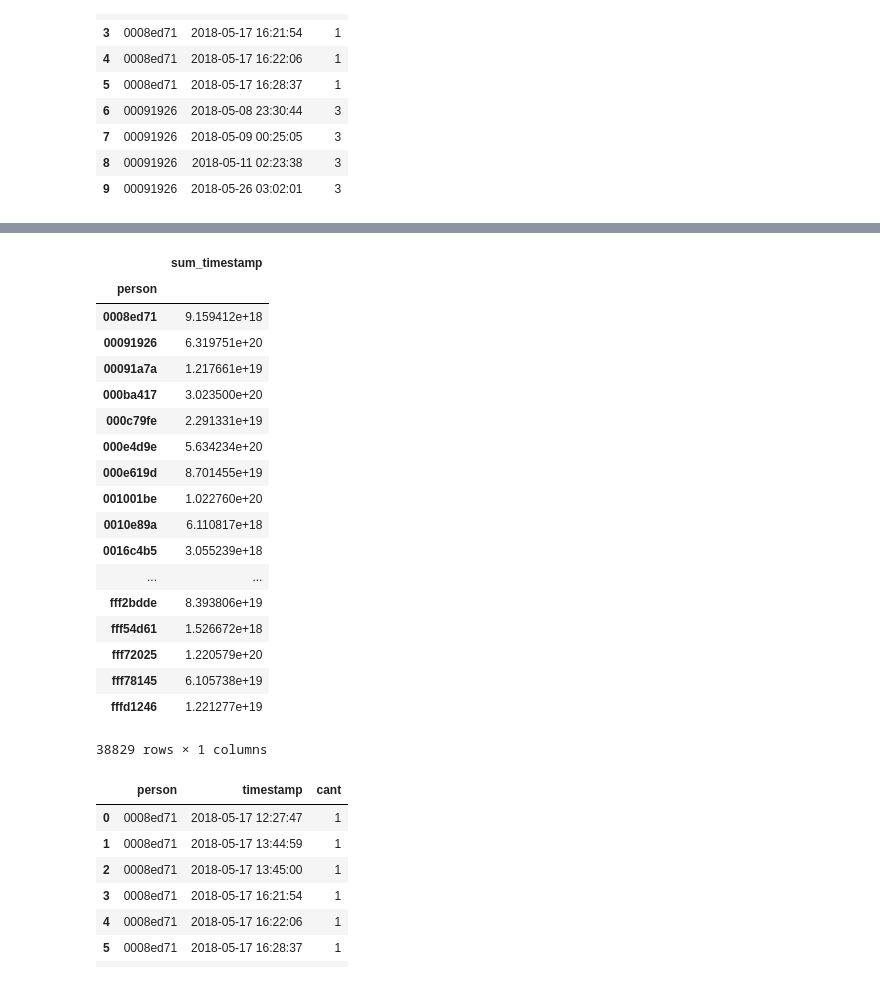
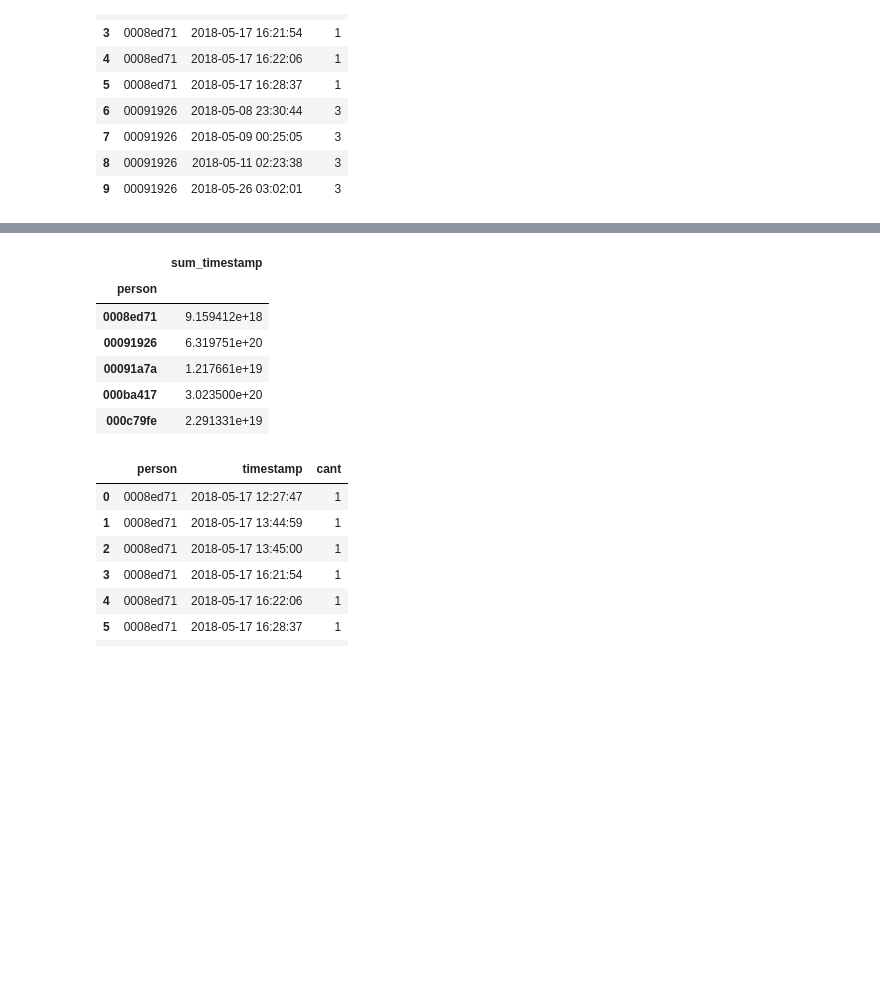
Before and after one commit to ConstanzaGonzalez/DatataFrita, a Jupyter notebook: tp2/feature_tiempo.ipynb, the cells around one changed output, grey strips where cells are left out. Drawn from its saved outputs; the diff is of its cells as text; code cells hidden in the pictures; blank space fills up the shorter version.

```diff
--- a/tp2/feature_tiempo.ipynb
+++ b/tp2/feature_tiempo.ipynb
@@ -91,27 +67,15 @@ features_m
 # %%
 features_s = features.groupby("person")["timestamp_int"].sum().astype(float).to_frame()
 features_s.columns = ['sum_timestamp']
-features_s
+features_s.head()
 # %% [output]
 |  | sum_timestamp |
 | person |  |
 | 0008ed71 | 9.159412e+18 |
 | 00091926 | 6.319751e+20 |
 | 00091a7a | 1.217661e+19 |
 | 000ba417 | 3.023500e+20 |
 | 000c79fe | 2.291331e+19 |
-| 000e4d9e | 5.634234e+20 |
-| 000e619d | 8.701455e+19 |
-| 001001be | 1.022760e+20 |
-| 0010e89a | 6.110817e+18 |
-| 0016c4b5 | 3.055239e+18 |
-| ... | ... |
-| fff2bdde | 8.393806e+19 |
-| fff54d61 | 1.526672e+18 |
-| fff72025 | 1.220579e+20 |
-| fff78145 | 6.105738e+19 |
-| fffd1246 | 1.221277e+19 |
-38829 rows × 1 columns
 # %%
 features_s.to_csv('data/features_time_3.csv', sep=',')
 # %%
```
Also changed, not shown: parts of 7 cells of this notebook, 15 other files.
